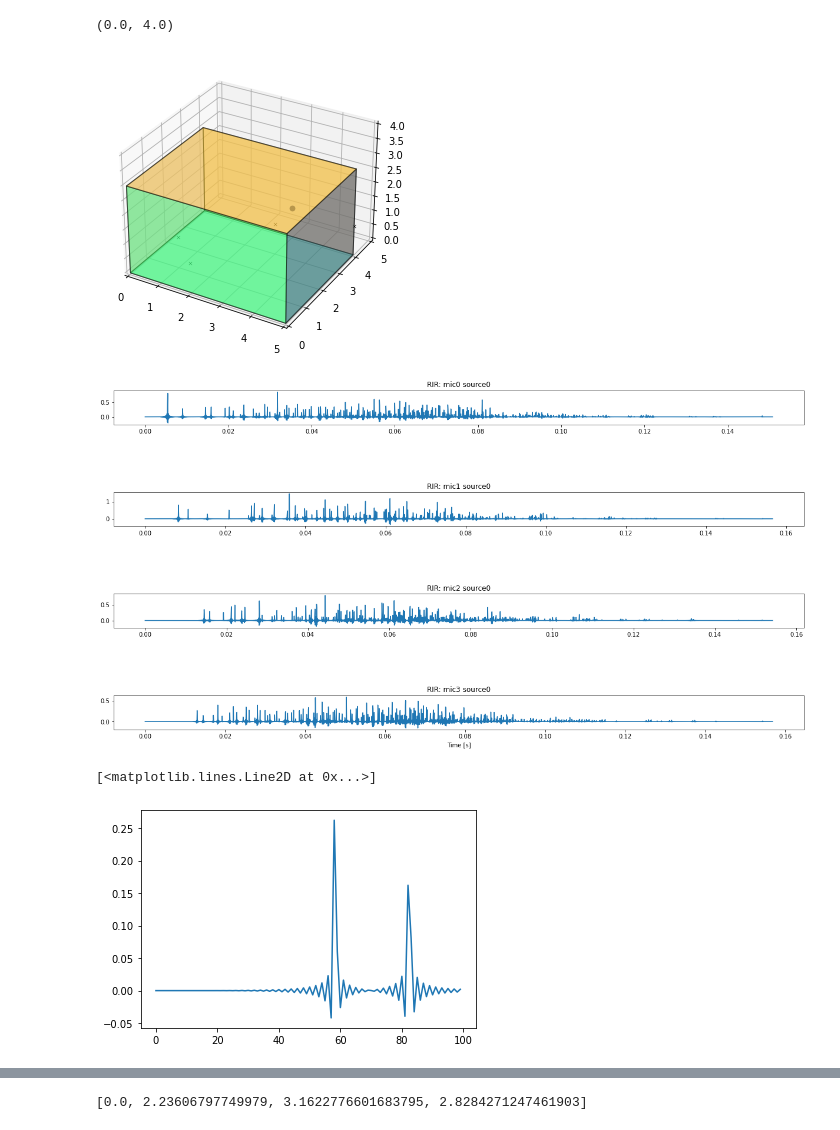
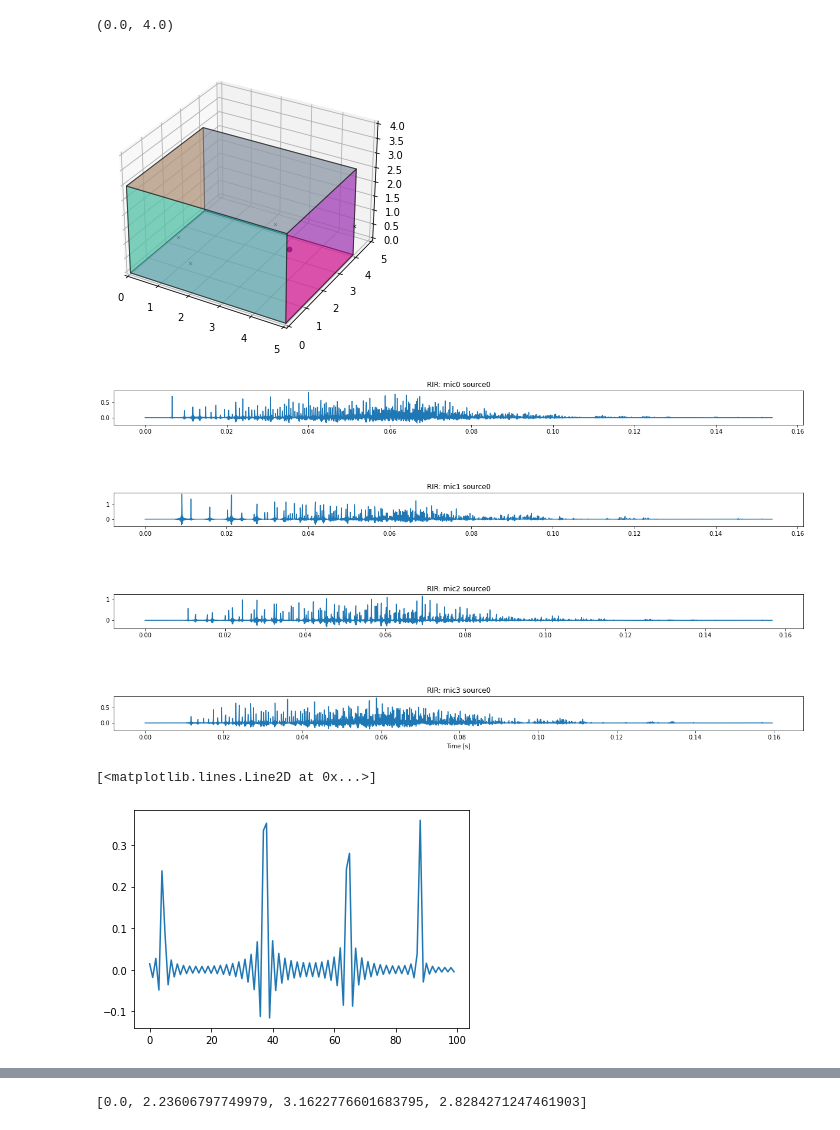
Before and after one commit to MrMidc/Project_Course, a Jupyter notebook: Calibrati.ipynb, the cells around one changed output, grey strips where cells are left out. Cells and saved outputs as stored; diff of their text form; code cells hidden in the pictures.

```diff
--- a/Calibrati.ipynb
+++ b/Calibrati.ipynb
@@ -28,31 +30,29 @@ playsound('sweep3266641.wav')
 # %%
 #### DESIGNING THE ROOM ####
 
 pol = np.array([[0,0], [0,4], [5,4], [5,0]]).T
 room = pra.Room.from_corners(pol, fs=16000, max_order=10, absorption=0.1)
 room.extrude(3)
 # Adding the source
-Xsource = [3]
-Ysource = [4]
-Zsource = [1]
-room.add_source(np.array([Xsource, Ysource,Zsource]), signal= 'sweep3266641.wav')
+Xsource = np.array([4])
+Ysource = np.array([2])
+Zsource = np.array([1])
+room.add_source(np.array([Xsource, Ysource,Zsource]), signal= 'examples_input_samples_cmu_arctic_us_axb_a0006.wav')
 
-//cambiooooooo
 # Adding the microphone
 Xmics = [3,5,2,1]
 Ymics =[3,4,0,1]
 Zmics = [1,1,1,1]
 R = np.array([Xmics,Ymics,Zmics])
 room.add_microphone_array(pra.MicrophoneArray(R, room.fs))
 
 fig, ax = room.plot()
 ax.set_xlim([0,5])
 ax.set_ylim([0,5])
 ax.set_zlim([0,4])
-//brrbrrr
 # %% [output]
 (0.0, 4.0)
-[figure, old version]
+[figure, new version]
 # %%
 #### COMPUTING RIR ####
 RIR = room.compute_rir()
@@ -64,13 +64,13 @@ RIRR = plt.show()
 #room.simulate()
 #room.mic_array.to_wav('aaa.wav', norm=True, bitdepth=np.int16)
 # %% [output]
-[figure, old version]
+[figure, new version]
 # %%
 
 plt.plot(room.rir[0][0][150:250])
 # %% [output]
 [<matplotlib.lines.Line2D at 0x...>]
-[figure, old version]
+[figure, new version]
 # %%
 IPython.display.Audio(audio, rate = fs)
 # %% [output]
```
Also changed, not shown: parts of 8 cells of this notebook, 2 other files.
